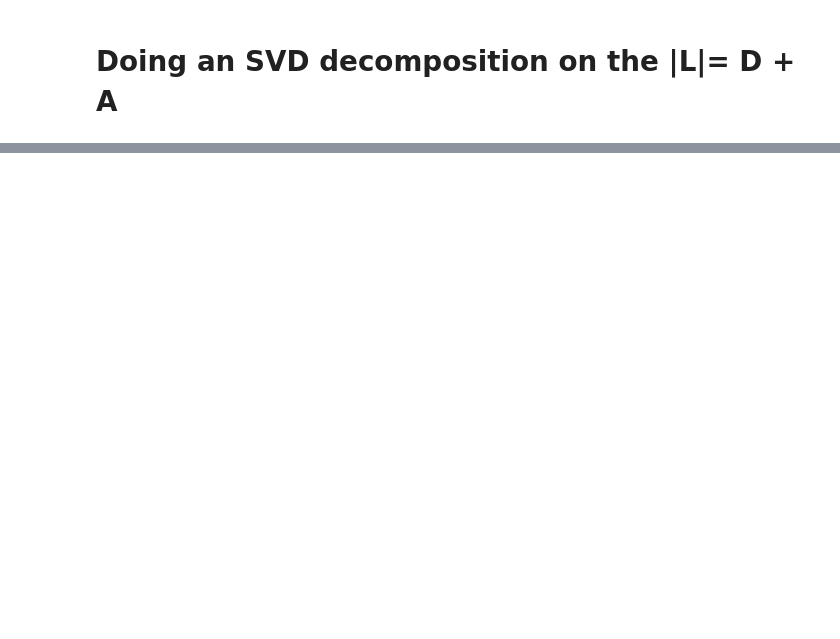
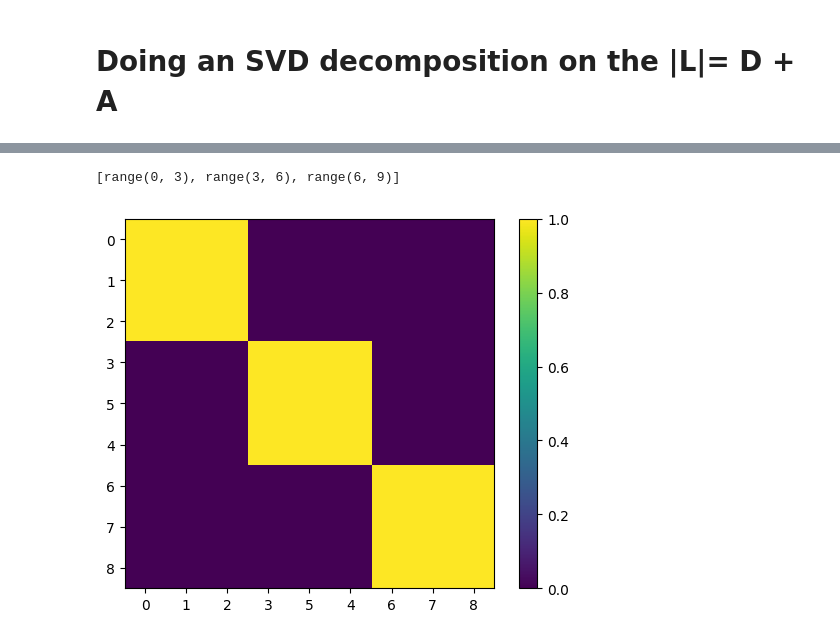
Before and after one commit to xiao278/svd_applications, a Jupyter notebook: elbow_detection_test.ipynb, the cells around one changed output, grey strips where cells are left out. Saved outputs shown, nothing was run; the diff lists cells and outputs as text; code cells hidden in the pictures; blank space fills up the shorter version.

```diff
--- a/elbow_detection_test.ipynb
+++ b/elbow_detection_test.ipynb
@@ -117,0 +130,11 @@ weighted_welford_example(L_ABS)
+# %%
+cluster_result = detect_cluster_structure(CM_REORDERED)
+print(find_clusters(cluster_result))
+plt.imshow(cluster_result, cmap='viridis')
+plt.xticks(range(len(INDEX)), INDEX)
+plt.yticks(range(len(INDEX)), INDEX)
+plt.colorbar()
+plt.show()
+# %% [output]
+[range(0, 3), range(3, 6), range(6, 9)]
+[figure, added]
```
Also changed, not shown: parts of 6 cells of this notebook, 3 other files.
